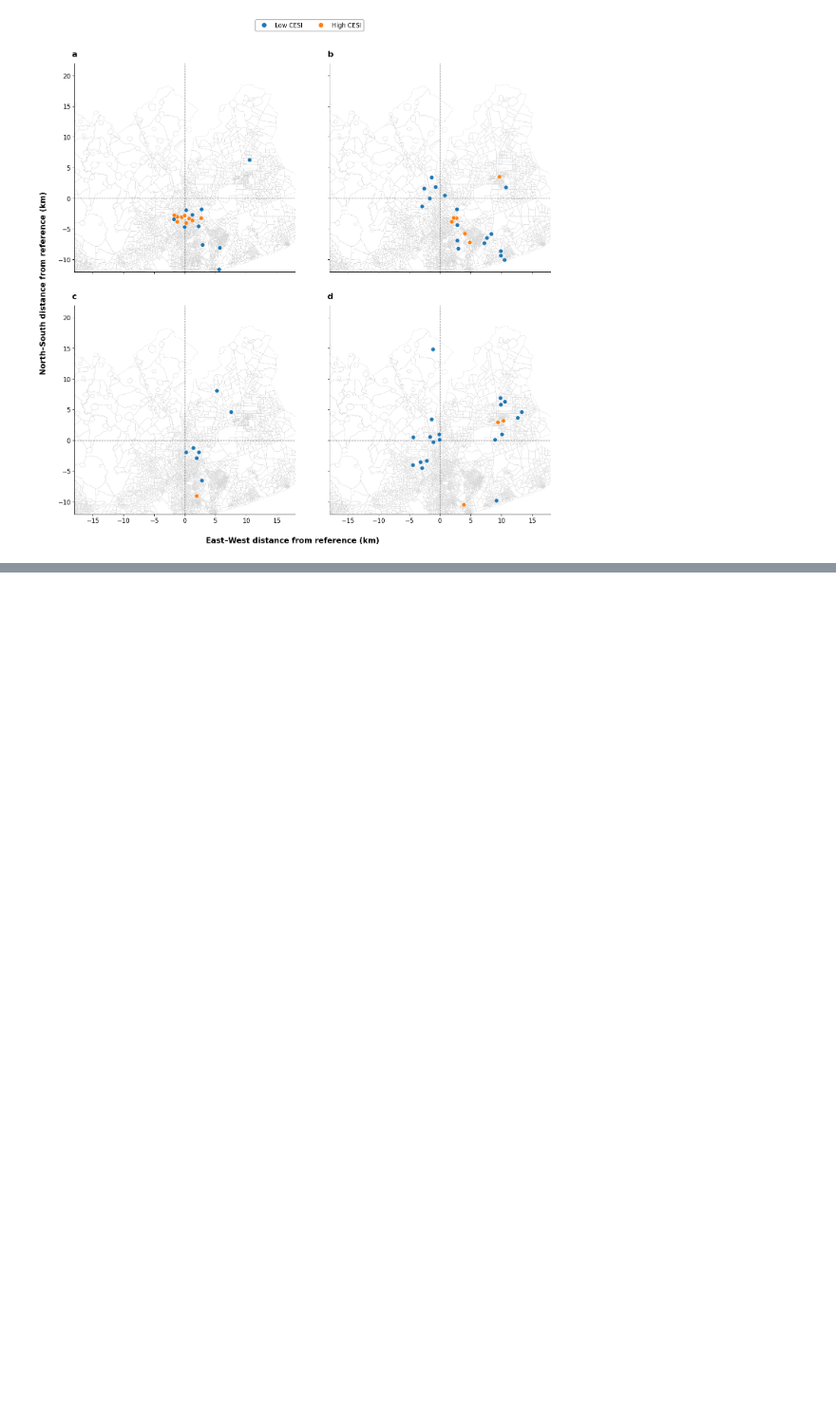
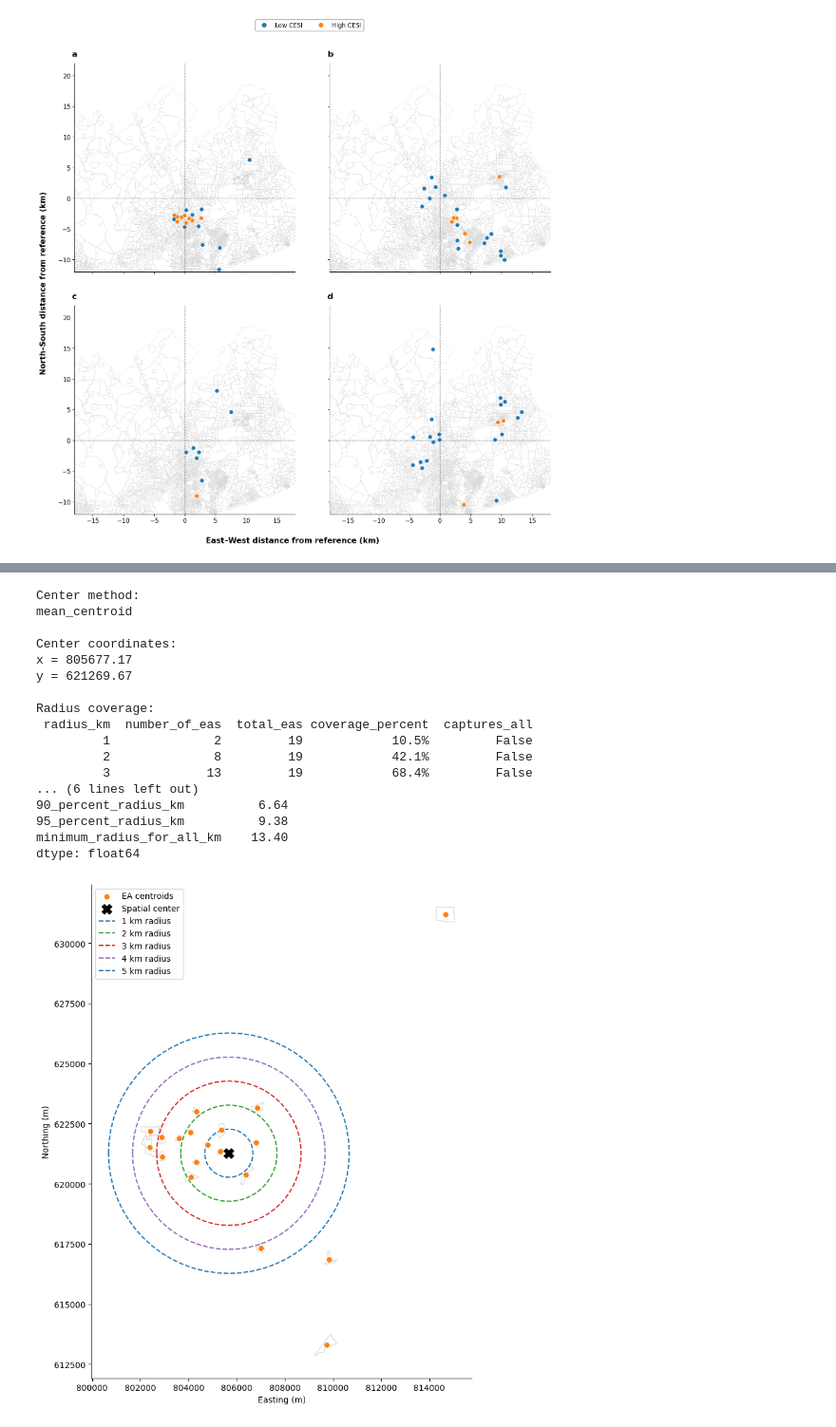
Before and after one commit to KaytheDee/pqr_extreme_weather_analysis, a Jupyter notebook: notebooks/_Logit_spatial_analysis_outage_per_EA_rev2.ipynb, the cells around one changed output, grey strips where cells are left out. Shown at 95% size. Saved outputs shown, nothing was run; the diff lists cells and outputs as text; code cells hidden in the pictures; blank space fills up the shorter version.

```diff
--- a/notebooks/_Logit_spatial_analysis_outage_per_EA_rev2.ipynb
+++ b/notebooks/_Logit_spatial_analysis_outage_per_EA_rev2.ipynb
@@ -2268,3 +2294,5 @@ fig, ax, centroid_groups = (
 )
 # %% [output]
 [figure]
+# %%
+new_ea_copy = new_ea.copy()[['ea_code9ch', 'BASE_NAM', 'LOC_NAME']]
@@ -3899,0 +4230,10 @@ fig, axes, event_centroids = (
+# %%
+extreme_temp_df = same_day_summary_df[same_day_summary_df['event'] == 'T'].reset_index(drop=True).drop_duplicates(subset=['ea_code9ch'])
+
+extreme_temp_df = extreme_temp_df.drop(columns=['cesi_level']).merge(eas_to_plot, on = 'ea_code9ch')
+
+extreme_temp_gdf = gpd.GeoDataFrame(
+    extreme_temp_df.copy(),
+    geometry="geometry",
+    crs="EPSG:32630"
+)
@@ -3899,0 +4260,31 @@ fig, axes, event_centroids = (
+# %%
+(
+    high_cesi_distance_gdf,
+    radius_coverage_df,
+    high_cesi_center,
+    high_cesi_distance_summary
+) = summarize_spatial_concentration(
+    gdf=extreme_temp_gdf,              ## specify gdf
+    candidate_radii_km=(1,2,3,4,5),
+    center_method="mean_centroid",
+    plot=True
+)
+# %% [output]
+Center method:
+mean_centroid
+
+Center coordinates:
+x = 805677.17
+y = 621269.67
+
+Radius coverage:
+ radius_km  number_of_eas  total_eas coverage_percent  captures_all
+         1              2         19            10.5%         False
+         2              8         19            42.1%         False
+         3             13         19            68.4%         False
+... (6 lines left out)
+90_percent_radius_km          6.64
+95_percent_radius_km          9.38
+minimum_radius_for_all_km    13.40
+dtype: float64
+[figure, added]
```
Also changed, not shown: parts of 15 cells of this notebook.
